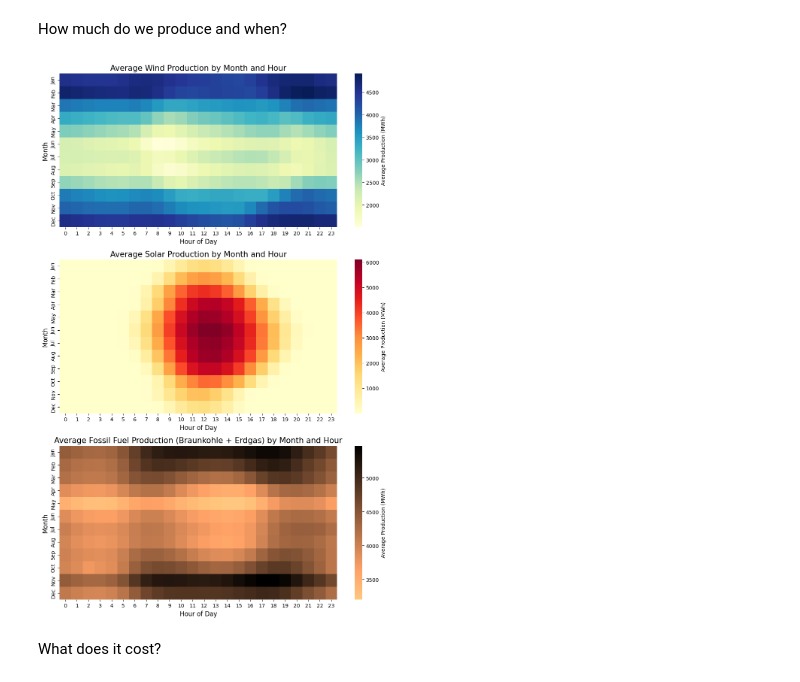
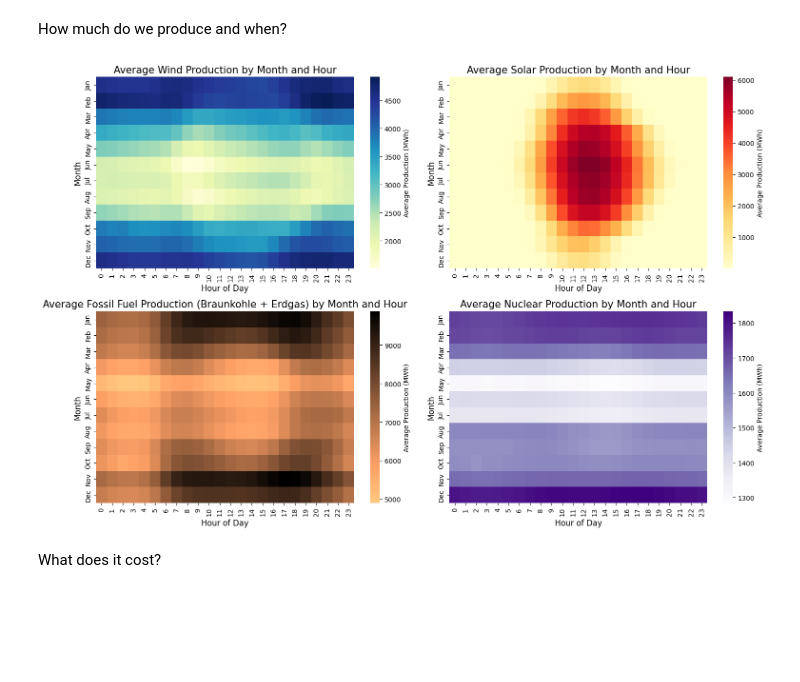
Before and after one commit to Timson1235/clouddocker, a Jupyter notebook: dataviz/capstone_project/main.ipynb, the cells around one changed output. Cells and saved outputs as stored; diff of their text form; code cells hidden in the pictures; blank space fills up the shorter version.

```diff
--- a/dataviz/capstone_project/main.ipynb
+++ b/dataviz/capstone_project/main.ipynb
@@ -196,38 +259,50 @@ How much do we produce and when?
 # %%
 # Define a function to create and plot heatmaps in subplots
 def plot_heatmap_subplot(ax, df, value_col, title, cmap):
     pivot = pd.pivot_table(
         data=df,
         values=value_col,
         index='Month',
         columns='Hour',
         aggfunc='mean'
     )
     sns.heatmap(
         pivot,
         cmap=cmap,
         cbar_kws={'label': 'Average Production (MWh)'},
         xticklabels=range(24),
         yticklabels=['Jan', 'Feb', 'Mar', 'Apr', 'May', 'Jun', 'Jul', 'Aug', 'Sep', 'Oct', 'Nov', 'Dec'],
         ax=ax
     )
     ax.set_title(title, fontsize=15)
     ax.set_xlabel('Hour of Day', fontsize=12)
     ax.set_ylabel('Month', fontsize=12)
 
-# Create subplots (3 in a row)
-fig, (ax1, ax2, ax3) = plt.subplots(3, 1, figsize=(10, 15))
+# Create subplots (2x2 grid)
+fig, ((ax1, ax2), (ax3, ax4)) = plt.subplots(2, 2, figsize=(15, 10))
 
-# Create and plot heatmaps for Wind, Photovoltaik, and Fossil
-plot_heatmap_subplot(ax1, erzeugung, 'Total Wind [MWh]', 'Average Wind Production by Month and Hour', 'YlGnBu')
+# Calculate total wind and fossil production
+combined_df['Total Wind [MWh]'] = (combined_df['Wind Offshore [MWh] Originalauflösungen'] +
+                                  combined_df['Wind Onshore [MWh] Originalauflösungen'])
+combined_df['Total Fossil [MWh]'] = (combined_df['Braunkohle [MWh] Originalauflösungen'] +
+                                    combined_df['Erdgas [MWh] Originalauflösungen'] +
+                                    combined_df['Steinkohle [MWh] Originalauflösungen'] +
+                                    combined_df['Erdgas [MWh] Originalauflösungen'])
+
+# Create and plot heatmaps for Wind, Photovoltaik, Fossil, and Nuclear
+plot_heatmap_subplot(ax1, combined_df, 'Total Wind [MWh]', 'Average Wind Production by Month and Hour', 'YlGnBu')
 plot_heatmap_subplot(ax2, combined_df, 'Photovoltaik [MWh] Originalauflösungen', 'Average Solar Production by Month and Hour', 'YlOrRd')
 plot_heatmap_subplot(ax3, combined_df, 'Total Fossil [MWh]', 'Average Fossil Fuel Production (Braunkohle + Erdgas) by Month and Hour', 'copper_r')
+plot_heatmap_subplot(ax4, combined_df, 'Kernenergie [MWh] Originalauflösungen', 'Average Nuclear Production by Month and Hour', 'Purples')
 
 # Adjust layout and display
 plt.tight_layout()
+# Save the figure as an SVG file
+plt.savefig('heatmaps.svg', format='svg')
+
 plt.show()
 # %% [output]
-[figure, old version]
+[figure, new version]
 # %% [markdown]
 What does it cost?
 # %%
```
Also changed, not shown: parts of 5 cells of this notebook, 2 other files.
